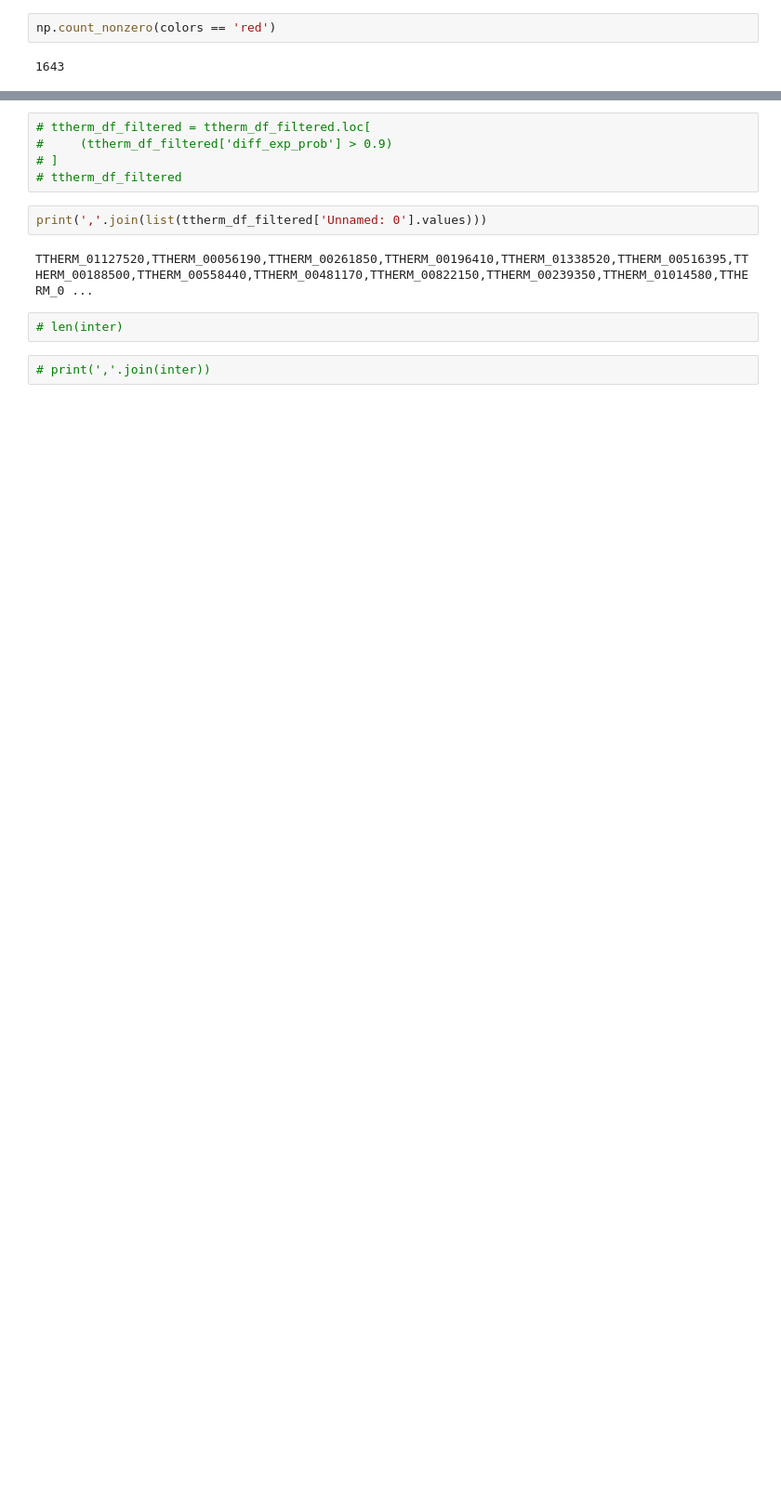
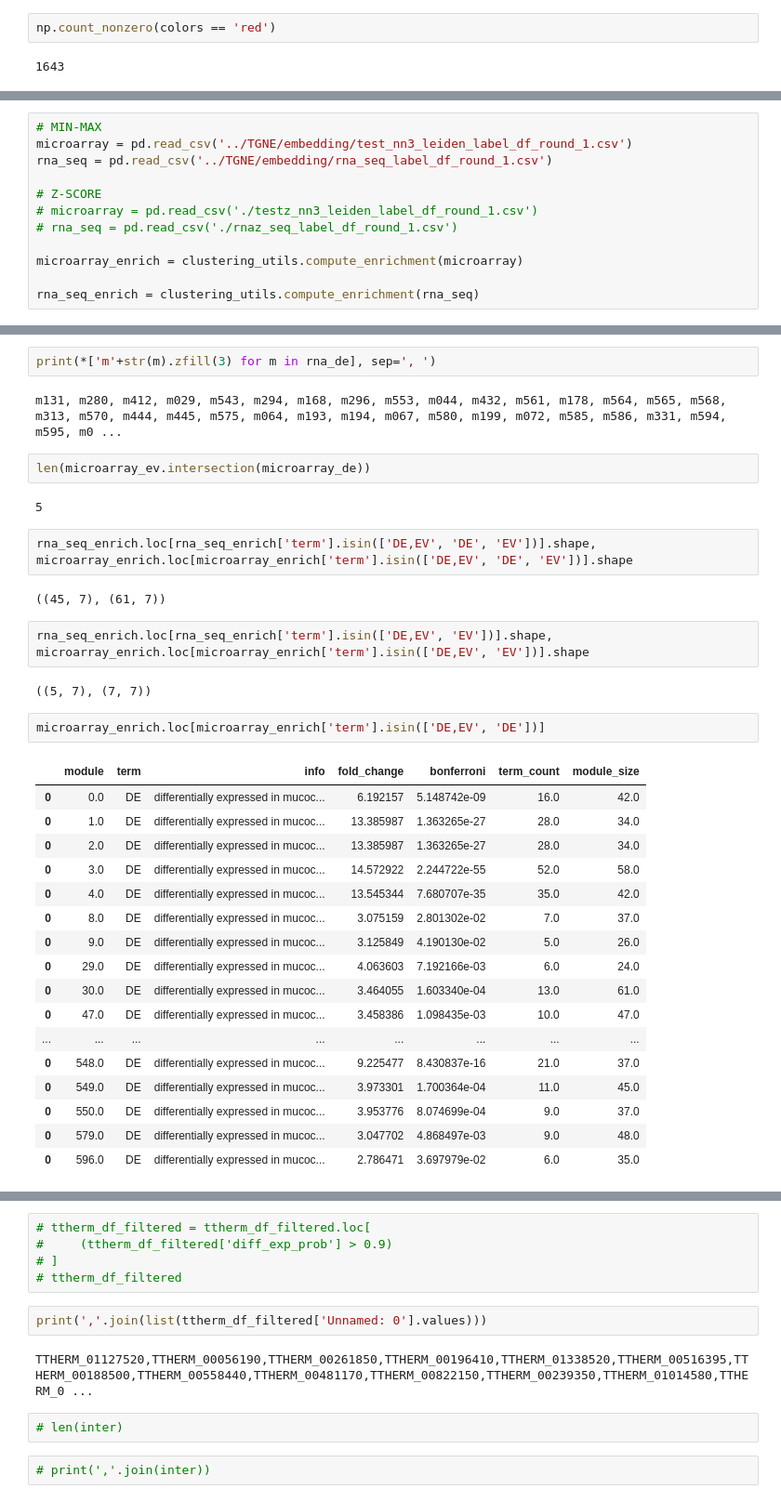
Before and after one commit to ltsypin/TGNE-2022, a Jupyter notebook: regranulation/intersection_analysis.ipynb, the cells around one changed output, grey strips where cells are left out. Shown at 93% size. Drawn from its saved outputs; the diff is of its cells as text; blank space fills up the shorter version.

Commit message:
combine mucocyst analysis files

```diff
--- a/regranulation/intersection_analysis.ipynb
+++ b/regranulation/intersection_analysis.ipynb
@@ -285,0 +369,12 @@ muco_exp = set([
+# %%
+# MIN-MAX
+microarray = pd.read_csv('../TGNE/embedding/test_nn3_leiden_label_df_round_1.csv')
+rna_seq = pd.read_csv('../TGNE/embedding/rna_seq_label_df_round_1.csv')
+
+# Z-SCORE
+# microarray = pd.read_csv('./testz_nn3_leiden_label_df_round_1.csv')
+# rna_seq = pd.read_csv('./rnaz_seq_label_df_round_1.csv')
+
+microarray_enrich = clustering_utils.compute_enrichment(microarray)
+
+rna_seq_enrich = clustering_utils.compute_enrichment(rna_seq)
@@ -285,0 +413,36 @@ muco_exp = set([
+# %%
+print(*['m'+str(m).zfill(3) for m in rna_de], sep=', ')
+# %% [output]
+m131, m280, m412, m029, m543, m294, m168, m296, m553, m044, m432, m561, m178, m564, m565, m568, m313, m570, m444, m445, m575, m064, m193, m194, m067, m580, m199, m072, m585, m586, m331, m594, m595, m0 ...
+# %%
+len(microarray_ev.intersection(microarray_de))
+# %% [output]
+5
+# %%
+rna_seq_enrich.loc[rna_seq_enrich['term'].isin(['DE,EV', 'DE', 'EV'])].shape, microarray_enrich.loc[microarray_enrich['term'].isin(['DE,EV', 'DE', 'EV'])].shape
+# %% [output]
+((45, 7), (61, 7))
+# %%
+rna_seq_enrich.loc[rna_seq_enrich['term'].isin(['DE,EV', 'EV'])].shape, microarray_enrich.loc[microarray_enrich['term'].isin(['DE,EV', 'EV'])].shape
+# %% [output]
+((5, 7), (7, 7))
+# %%
+microarray_enrich.loc[microarray_enrich['term'].isin(['DE,EV', 'DE'])]
+# %% [output]
+|  | module | term | info | fold_change | bonferroni | term_count | module_size |
+| 0 | 0.0 | DE | differentially expressed in mucoc... | 6.192157 | 5.148742e-09 | 16.0 | 42.0 |
+| 0 | 1.0 | DE | differentially expressed in mucoc... | 13.385987 | 1.363265e-27 | 28.0 | 34.0 |
+| 0 | 2.0 | DE | differentially expressed in mucoc... | 13.385987 | 1.363265e-27 | 28.0 | 34.0 |
+| 0 | 3.0 | DE | differentially expressed in mucoc... | 14.572922 | 2.244722e-55 | 52.0 | 58.0 |
+| 0 | 4.0 | DE | differentially expressed in mucoc... | 13.545344 | 7.680707e-35 | 35.0 | 42.0 |
+| 0 | 8.0 | DE | differentially expressed in mucoc... | 3.075159 | 2.801302e-02 | 7.0 | 37.0 |
+| 0 | 9.0 | DE | differentially expressed in mucoc... | 3.125849 | 4.190130e-02 | 5.0 | 26.0 |
+| 0 | 29.0 | DE | differentially expressed in mucoc... | 4.063603 | 7.192166e-03 | 6.0 | 24.0 |
+| 0 | 30.0 | DE | differentially expressed in mucoc... | 3.464055 | 1.603340e-04 | 13.0 | 61.0 |
+| 0 | 47.0 | DE | differentially expressed in mucoc... | 3.458386 | 1.098435e-03 | 10.0 | 47.0 |
+| ... | ... | ... | ... | ... | ... | ... | ... |
+| 0 | 548.0 | DE | differentially expressed in mucoc... | 9.225477 | 8.430837e-16 | 21.0 | 37.0 |
+| 0 | 549.0 | DE | differentially expressed in mucoc... | 3.973301 | 1.700364e-04 | 11.0 | 45.0 |
+| 0 | 550.0 | DE | differentially expressed in mucoc... | 3.953776 | 8.074699e-04 | 9.0 | 37.0 |
+| 0 | 579.0 | DE | differentially expressed in mucoc... | 3.047702 | 4.868497e-03 | 9.0 | 48.0 |
+| 0 | 596.0 | DE | differentially expressed in mucoc... | 2.786471 | 3.697979e-02 | 6.0 | 35.0 |
```
Also changed, not shown: parts of 55 cells of this notebook, 2 other files.
